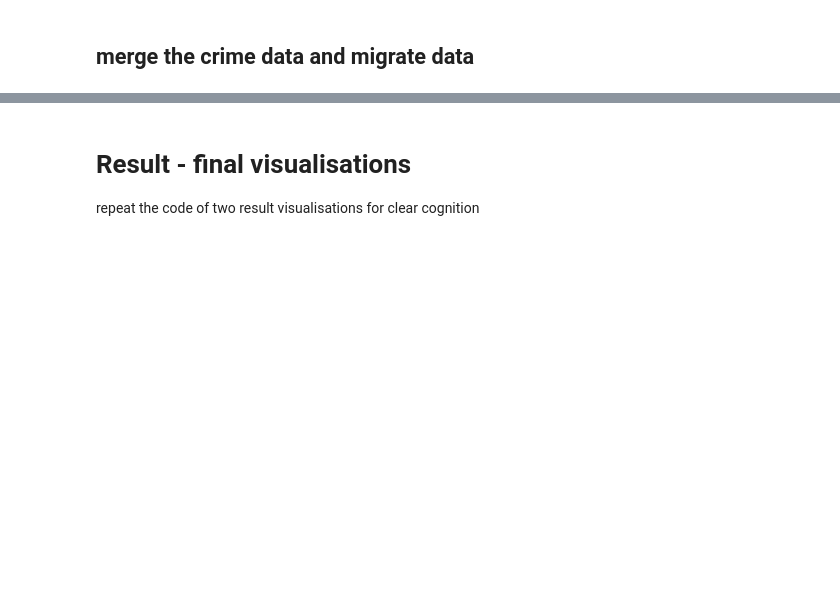
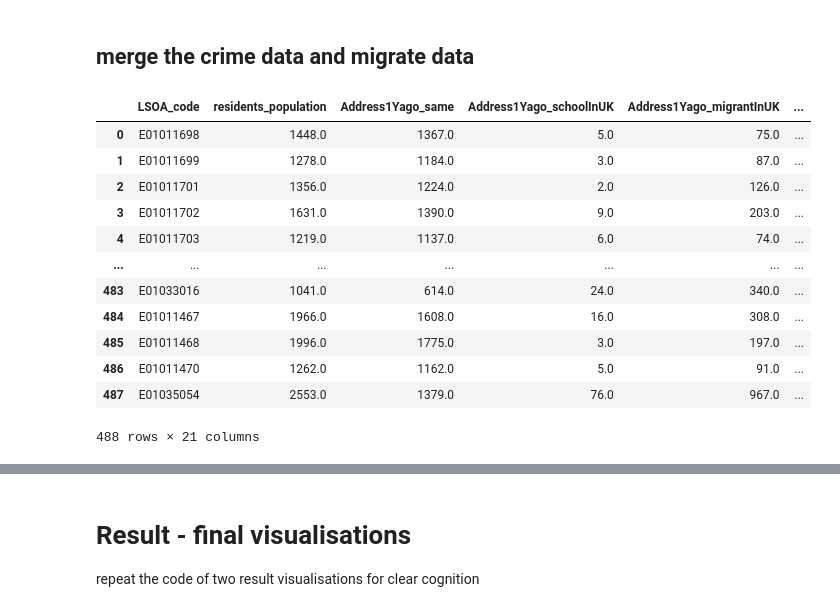
Before and after one commit to gy23cx/GEOG5990Assignment_Final_Project, a Jupyter notebook: GEOG5990M_final_project.ipynb, the cells around one changed output, grey strips where cells are left out. Drawn from its saved outputs; the diff is of its cells as text; code cells hidden in the pictures; blank space fills up the shorter version.

Commit message:
merge 1

```diff
--- a/GEOG5990M_final_project.ipynb
+++ b/GEOG5990M_final_project.ipynb
@@ -632,6 +635,10 @@ array([[<Axes: title={'center': 'Total crime'}>,
         <Axes: title={'center': 'Violence and sexual offences_P'}>,
         <Axes: >]], dtype=object)
 [figure]
+# %%
+# rename the 'LSOA code' to 'LSOA_code' to uniform naming, so that leater during merging, the 'LSOA code' will not be repeated in result and needs to be drop
+LSOACrime_L_type_num.rename(columns={'LSOA code':'LSOA_code'},inplace=True)
+LSOACrime_L_type_Percentage.rename(columns={'LSOA code':'LSOA_code'},inplace=True)
 # %% [markdown]
 ### crime result
 do the similar work like last part
@@ -694,7 +701,26 @@ As it is already calculated in crime type part, some area with only 1 or 2 crime
 ## merge the crime data and migrate data
 # %%
 # create a new dataframe as the main dataframe for later steps like merging crime&migrant, Statistical modelling
-Union_L = Migrant_Indicator_dataonly.loc[:,['mnemonic','2021 super output area - lower layer']]
-Union_L = Union_L.rename(columns={'mnemonic':'LSOA_code','2021 super output area - lower layer':'LSOA_name'})
+# lsoa name is useless, don't contain
+Union_L = Migrant_Indicator_dataonly.loc[:,['mnemonic']]
+Union_L = Union_L.rename(columns={'mnemonic':'LSOA_code'})
 # %%
-Union_L_number = pandas.merge(Union_L,Migrant_percentage,left_on='LSOA_code',right_on='LSOA_code',how = 'left')
+# merge the crime number data & migrate number data
+Union_L_number = pandas.merge(Union_L,Migrant_number.drop(columns='LSOA_name'),left_on='LSOA_code',right_on='LSOA_code',how = 'left')
+Union_L_number = pandas.merge(Union_L_number, LSOACrime_L_type_num,left_on='LSOA_code',right_on='LSOA_code',how = 'left')
+# %%
+Union_L_number
+# %% [output]
+|  | LSOA_code | residents_population | Address1Yago_same | Address1Yago_schoolInUK | Address1Yago_migrantInUK | ... |
+| 0 | E01011698 | 1448.0 | 1367.0 | 5.0 | 75.0 | ... |
+| 1 | E01011699 | 1278.0 | 1184.0 | 3.0 | 87.0 | ... |
+| 2 | E01011701 | 1356.0 | 1224.0 | 2.0 | 126.0 | ... |
+| 3 | E01011702 | 1631.0 | 1390.0 | 9.0 | 203.0 | ... |
+| 4 | E01011703 | 1219.0 | 1137.0 | 6.0 | 74.0 | ... |
+| ... | ... | ... | ... | ... | ... | ... |
+| 483 | E01033016 | 1041.0 | 614.0 | 24.0 | 340.0 | ... |
+| 484 | E01011467 | 1966.0 | 1608.0 | 16.0 | 308.0 | ... |
+| 485 | E01011468 | 1996.0 | 1775.0 | 3.0 | 197.0 | ... |
+| 486 | E01011470 | 1262.0 | 1162.0 | 5.0 | 91.0 | ... |
+| 487 | E01035054 | 2553.0 | 1379.0 | 76.0 | 967.0 | ... |
+488 rows × 21 columns
```
Also changed, not shown: parts of 2 cells of this notebook.
